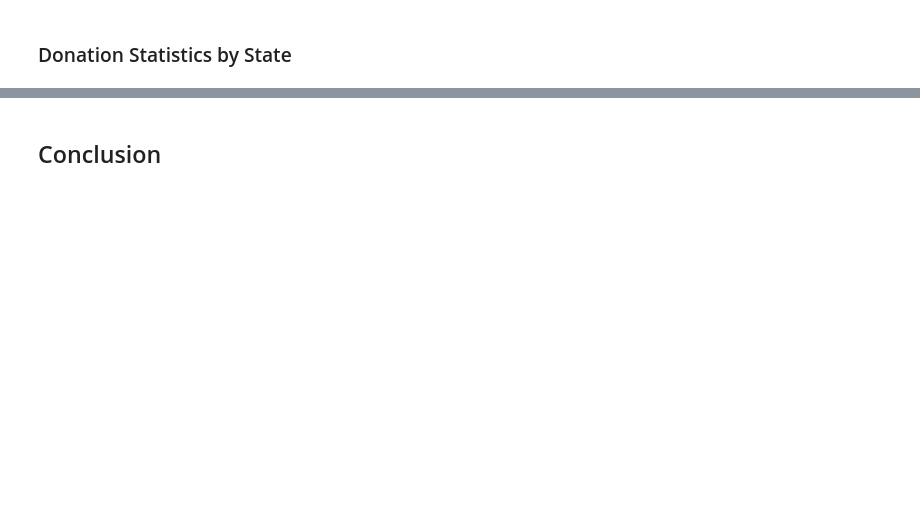
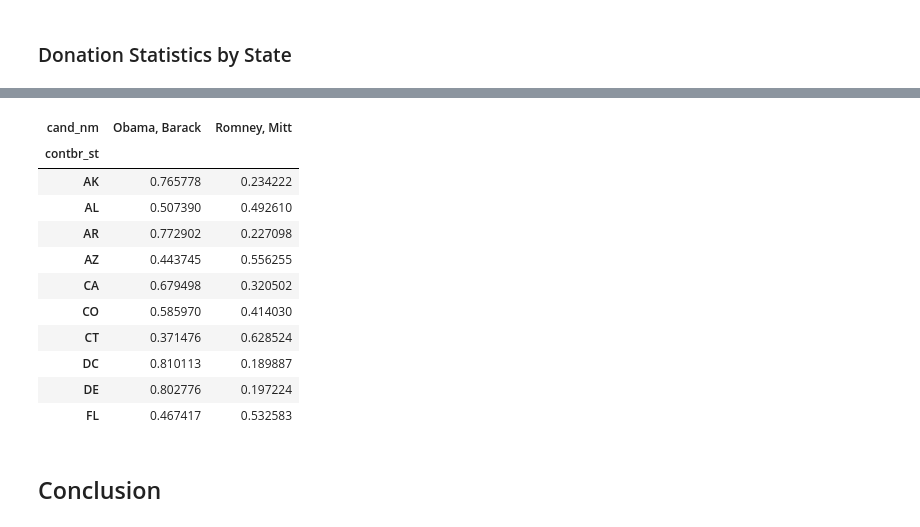
Before and after one commit to brijrajgohil/DataScienceProjects, a Jupyter notebook: BookPythonForDataAnalysis2ndEd/Main.ipynb, the cells around one changed output, grey strips where cells are left out. Saved outputs shown, nothing was run; the diff lists cells and outputs as text; code cells hidden in the pictures; blank space fills up the shorter version.

```diff
--- a/BookPythonForDataAnalysis2ndEd/Main.ipynb
+++ b/BookPythonForDataAnalysis2ndEd/Main.ipynb
@@ -1112,3 +1411,19 @@ totals[:10]
+# %%
+percent = totals.div(totals.sum(1), axis = 0)
+percent[:10]
+# %% [output]
+| cand_nm | Obama, Barack | Romney, Mitt |
+| contbr_st |  |  |
+| AK | 0.765778 | 0.234222 |
+| AL | 0.507390 | 0.492610 |
+| AR | 0.772902 | 0.227098 |
+| AZ | 0.443745 | 0.556255 |
+| CA | 0.679498 | 0.320502 |
+| CO | 0.585970 | 0.414030 |
+| CT | 0.371476 | 0.628524 |
+| DC | 0.810113 | 0.189887 |
+| DE | 0.802776 | 0.197224 |
+| FL | 0.467417 | 0.532583 |
 # %%
 percent = totals.div(totals.sum(1), axis=0)
 percent[:10]
```
Also changed, not shown: parts of 39 cells of this notebook.
